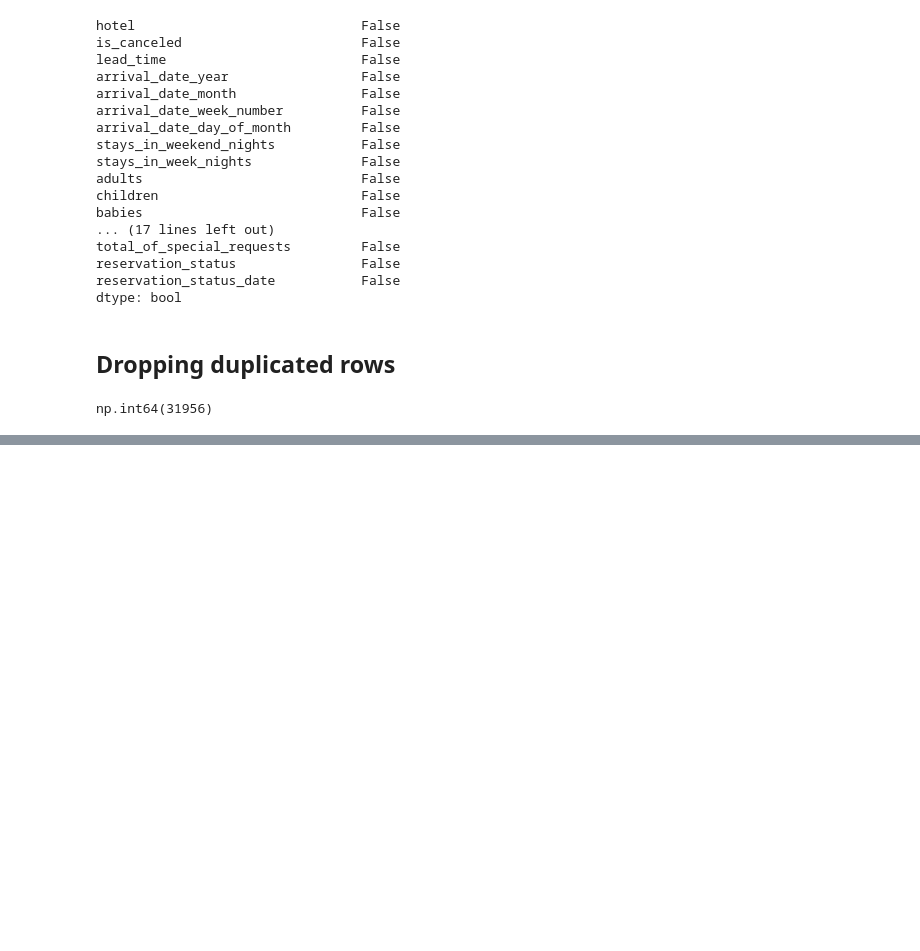
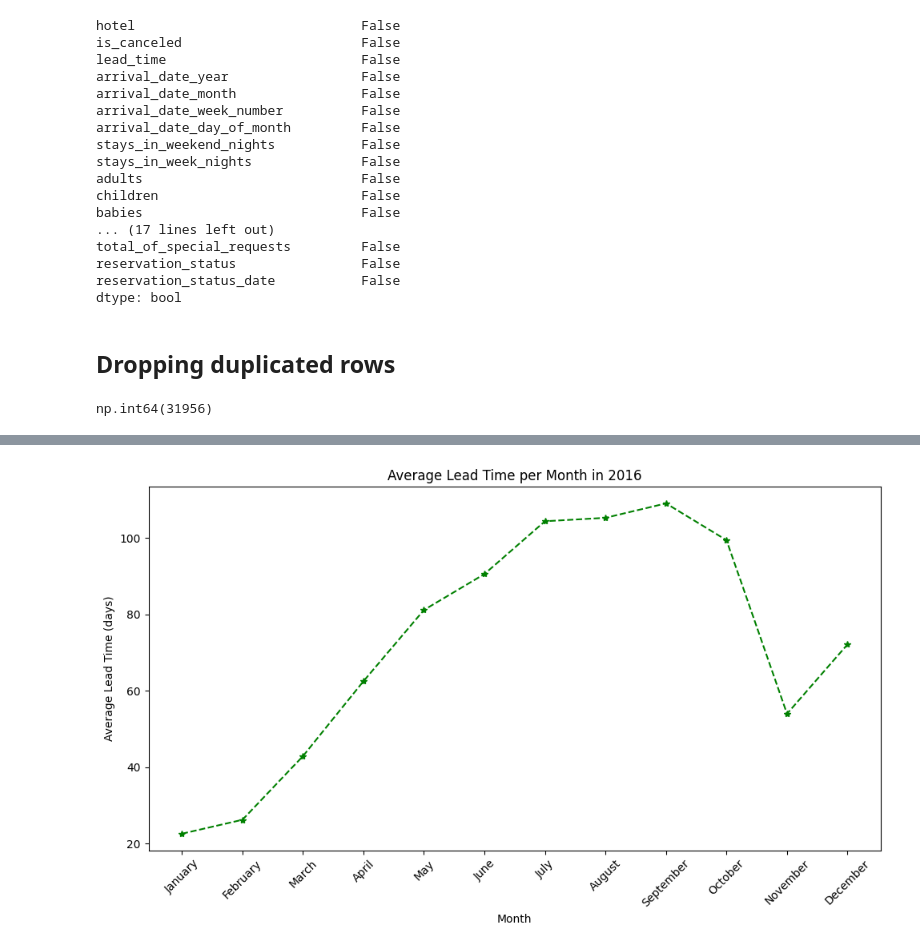
Before and after one commit to ChayanitBhateja/PDS_A1, a Jupyter notebook: code.ipynb, the cells around one changed output, grey strips where cells are left out. Drawn from its saved outputs; the diff is of its cells as text; code cells hidden in the pictures; blank space fills up the shorter version.

```diff
--- a/code.ipynb
+++ b/code.ipynb
@@ -135,0 +250,23 @@ data = data.drop_duplicates()
+# %%
+# Average lead time per month
+monthly_avg_lead_time = data_2016.groupby("arrival_date_month").agg(
+    {"lead_time": "mean"}
+)["lead_time"]
+# %%
+plt.figure(figsize=(10, 6))
+plt.plot(
+    monthly_avg_lead_time.index,
+    monthly_avg_lead_time.values,
+    marker="*",
+    linestyle="--",
+    color="green",
+    label="Average Lead Time",
+)
+plt.title("Average Lead Time per Month in 2016")
+plt.xlabel("Month")
+plt.ylabel("Average Lead Time (days)")
+plt.xticks(rotation=45)
+plt.tight_layout()
+plt.show()
+# %% [output]
+[figure, added]
```
Also changed, not shown: parts of 22 cells of this notebook, 1 other file.
